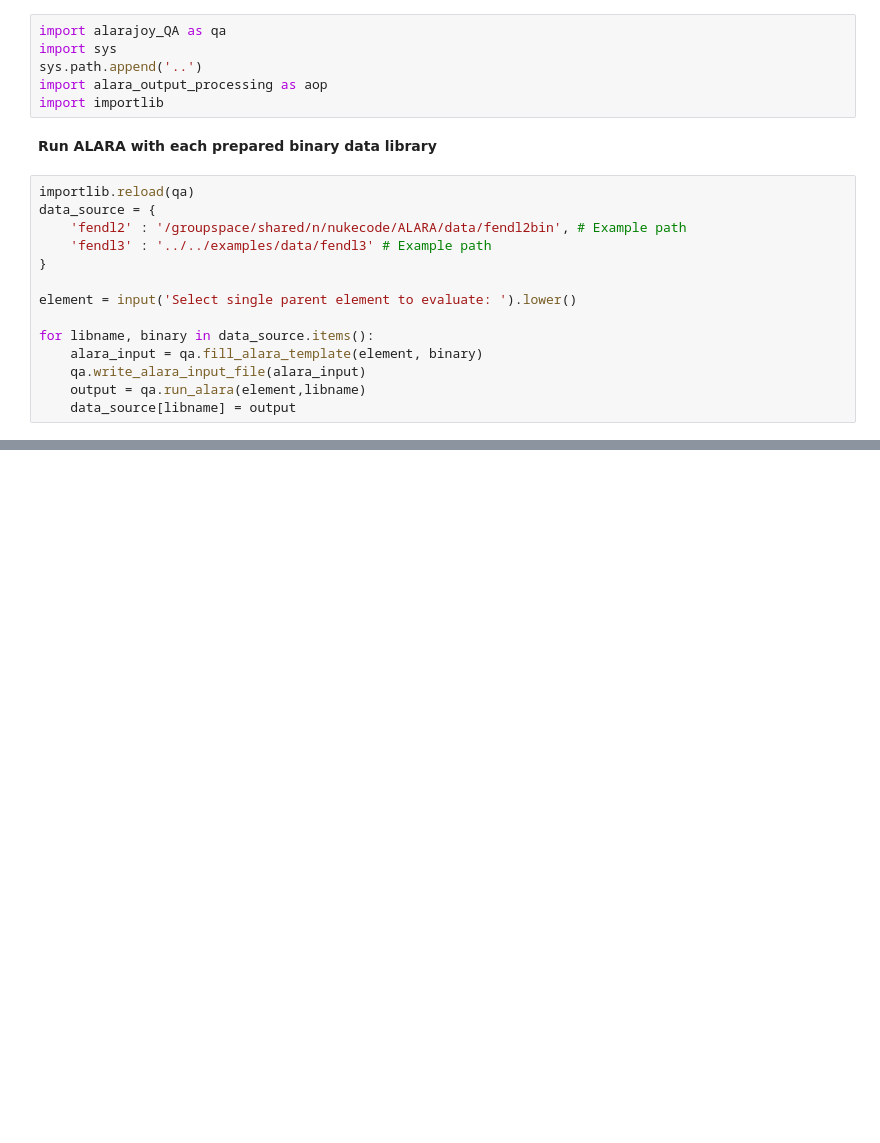
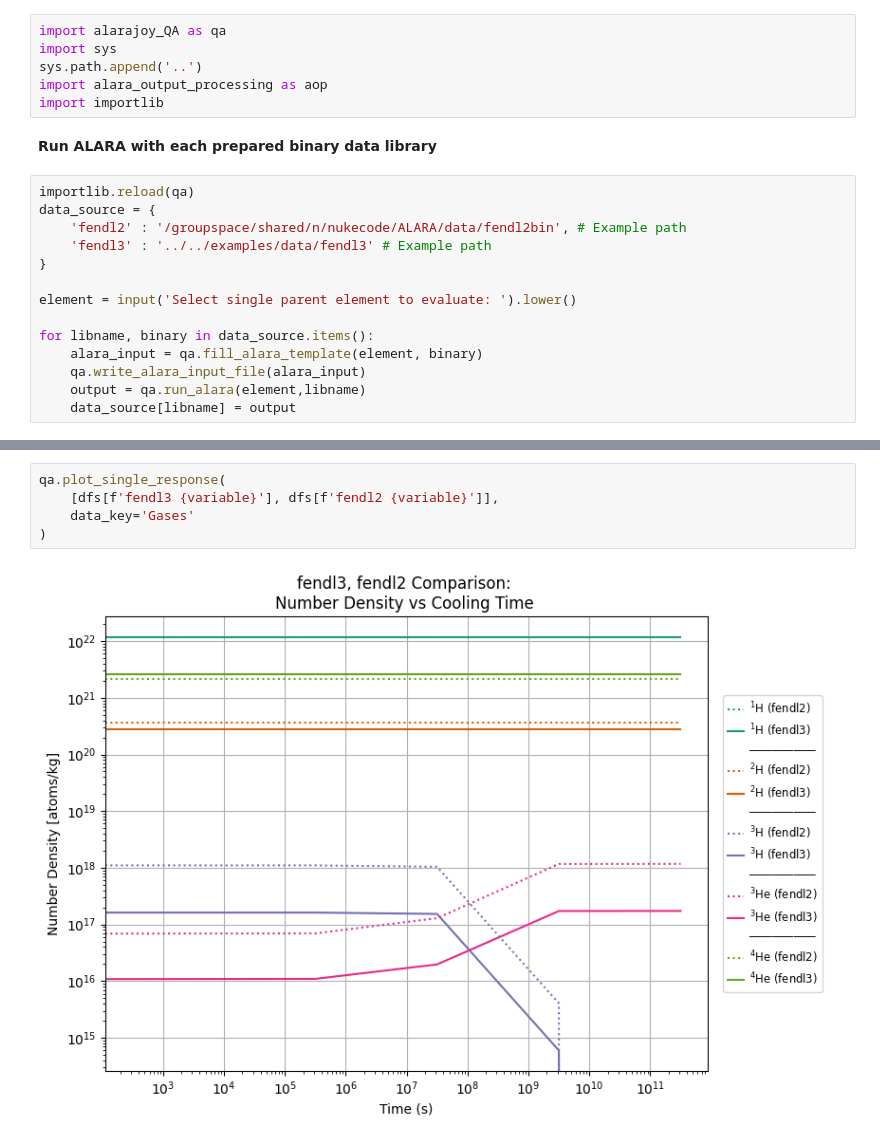
Before and after one commit to svalinn/ALARA, a Jupyter notebook: tools/ALARAJOYWrapper/alarajoy_QA_notebook.ipynb, the cells around one changed output, grey strips where cells are left out. Cells and saved outputs as stored; diff of their text form; blank space fills up the shorter version.

```diff
--- a/tools/ALARAJOYWrapper/alarajoy_QA_notebook.ipynb
+++ b/tools/ALARAJOYWrapper/alarajoy_QA_notebook.ipynb
@@ -71,0 +112,7 @@ dfs['fendl3 Number Density']['Data']
+# %%
+qa.plot_single_response(
+    [dfs[f'fendl3 {variable}'], dfs[f'fendl2 {variable}']],
+    data_key='Gases'
+)
+# %% [output]
+[figure, added]
```
Also changed, not shown: parts of 8 cells of this notebook, 2 other files.
